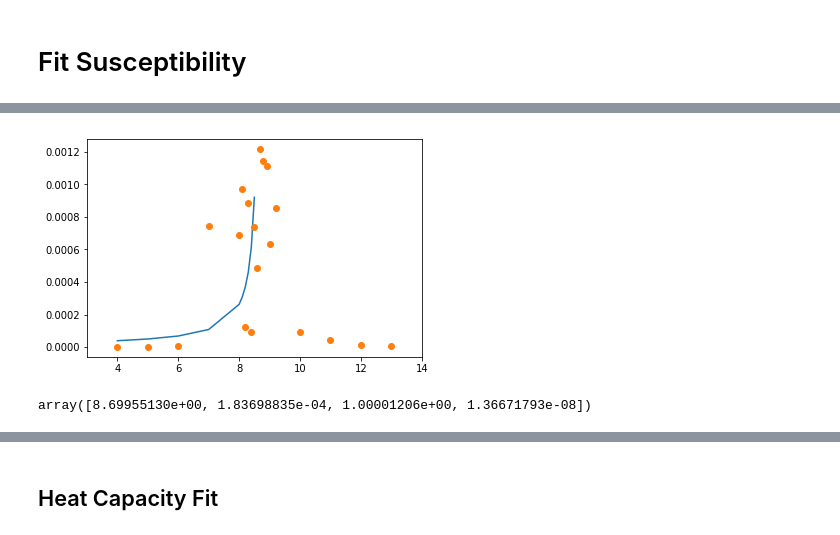
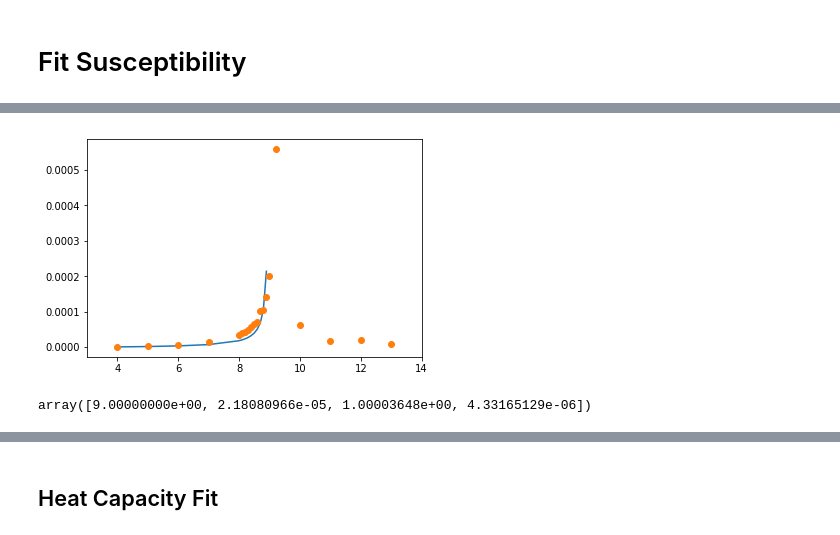
Before and after one commit to chw177/Cluster_Monte_Carlo_Ising_Model, a Jupyter notebook: 5D_data/5D_data_analysis.ipynb, the cells around one changed output, grey strips where cells are left out. Saved outputs shown, nothing was run; the diff lists cells and outputs as text; code cells hidden in the pictures.

```diff
--- a/5D_data/5D_data_analysis.ipynb
+++ b/5D_data/5D_data_analysis.ipynb
@@ -102,17 +101,17 @@ plt.show()
 def chi(T,Tc,A,gamma,b):
     return A*(abs(Tc-T))**(-gamma)-b
 # %%
-suscp,suscp_dev = curve_fit(chi,T[0:10],Chi_list[0:10],p0 = np.array([8.7,0,2,0.01]),
-                      bounds = ([8,0,1,0],[8.7,np.inf,2,np.inf]),maxfev = 1000000)
+suscp,suscp_dev = curve_fit(chi,T[0:14],Chi_list[0:14],p0 = np.array([9,0.5,2,0.0021]),
+                      bounds = ([8,0,1,0],[9.0,np.inf,3,np.inf]),maxfev = 1000000)
 # %%
 #suscp = np.array([8.3, 0.02786061, 1, 0.01740345])
-plt.plot(T[0:10], chi(np.array(T[0:10]),*suscp))
+plt.plot(T[:14], chi(np.array(T[:14]),*suscp))
 plt.plot(T[0:], Chi_list[0:],'o')
 plt.xlim(3,14)
 plt.show()
 # %% [output]
-[figure, old version]
+[figure, new version]
 # %%
 suscp
 # %% [output]
-array([8.69955130e+00, 1.83698835e-04, 1.00001206e+00, 1.36671793e-08])
+array([9.00000000e+00, 2.18080966e-05, 1.00003648e+00, 4.33165129e-06])
```
Also changed, not shown: parts of 29 cells of this notebook, 48 other files.
